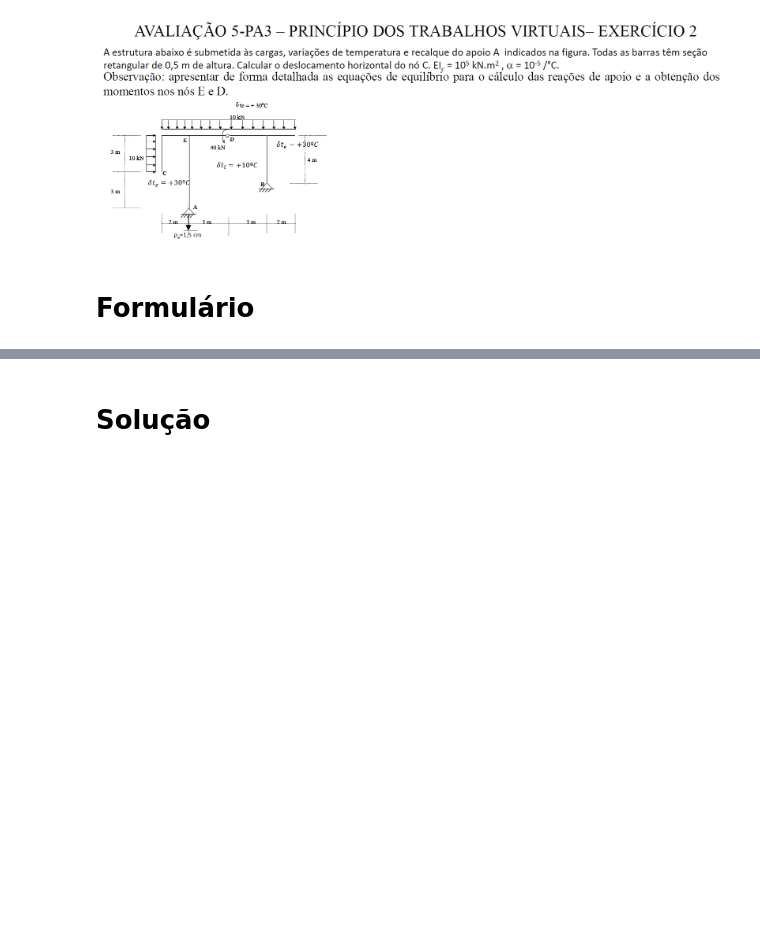
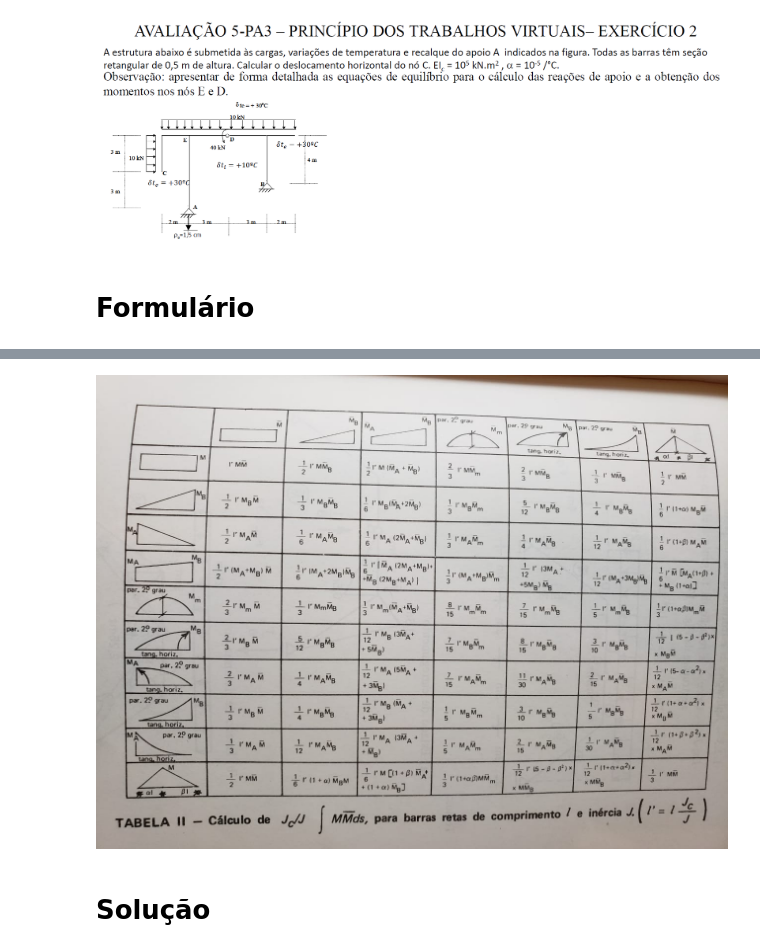
Before and after one commit to noedelima/Mecanica_dos_Solidos_Uff_20_1, a Jupyter notebook: Exercícios PA3/Exercício 5.ipynb, the cells around one changed output, grey strips where cells are left out. Saved outputs shown, nothing was run; the diff lists cells and outputs as text; code cells hidden in the pictures; blank space fills up the shorter version.

```diff
--- a/Exercícios PA3/Exercício 5.ipynb
+++ b/Exercícios PA3/Exercício 5.ipynb
@@ -64,3 +66,7 @@ Calcular o deslocamento para os esforços no Estado de Deformação, em seguida,
+# %%
+Image("Figuras/tabela integrais.jpg")
+# %% [output]
+[figure, added]
 # %% [markdown]
 # Solução
 # %%
```
Also changed, not shown: parts of 57 cells of this notebook, 2 other files.
